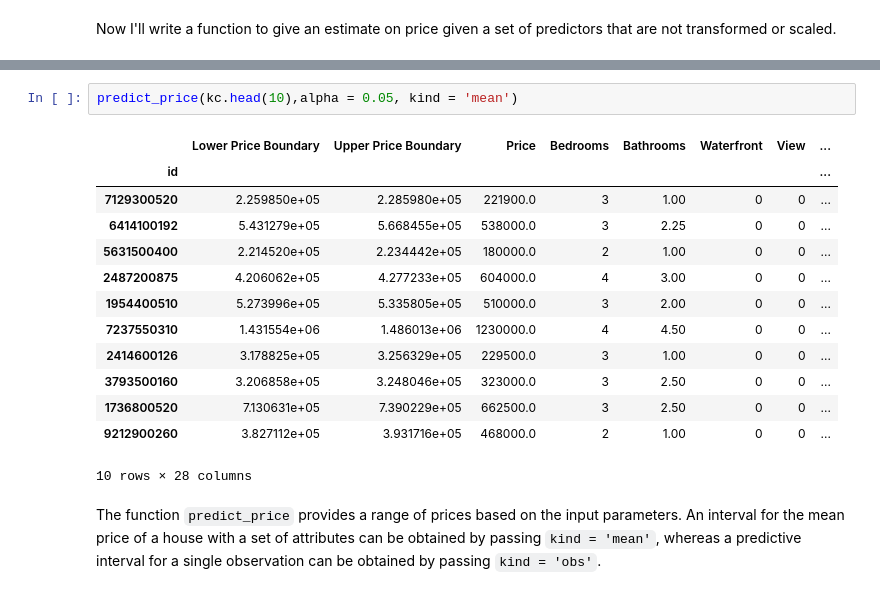
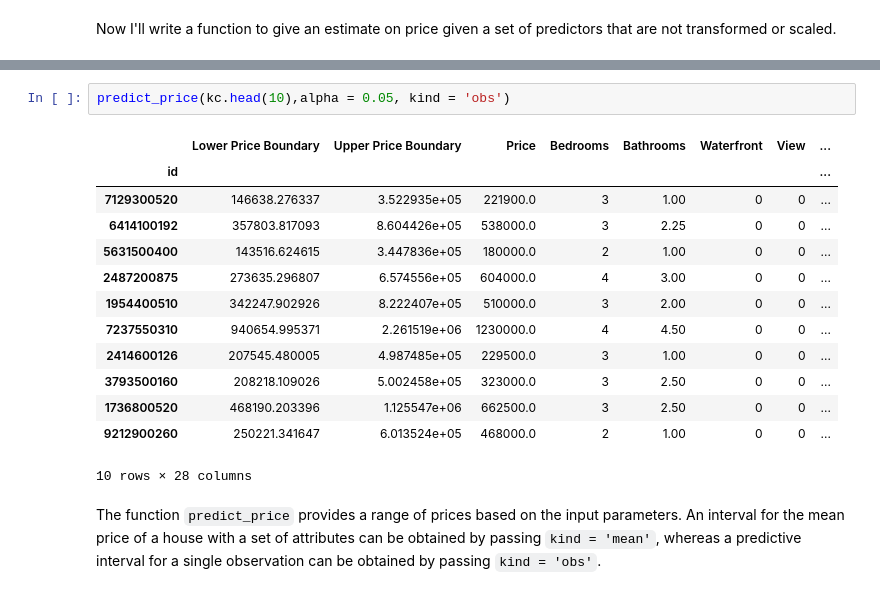
Before and after one commit to pjofrelora/dsc-1-final-project-online-ds-sp-000, a Jupyter notebook: student.ipynb, the cells around one changed output, grey strips where cells are left out. Cells and saved outputs as stored; diff of their text form.

```diff
--- a/student.ipynb
+++ b/student.ipynb
@@ -981,20 +994,20 @@ def predict_price(df, alpha = 0.05, kind = 'mean'):
 
     return predictions.join(df, on = 'id').set_index('id')
 # %%
-predict_price(kc.head(10),alpha = 0.05, kind = 'mean')
+predict_price(kc.head(10),alpha = 0.05, kind = 'obs')
 # %% [output]
 |  | Lower Price Boundary | Upper Price Boundary | Price | Bedrooms | Bathrooms | Waterfront | View | ... |
 | id |  |  |  |  |  |  |  | ... |
-| 7129300520 | 2.259850e+05 | 2.285980e+05 | 221900.0 | 3 | 1.00 | 0 | 0 | ... |
-| 6414100192 | 5.431279e+05 | 5.668455e+05 | 538000.0 | 3 | 2.25 | 0 | 0 | ... |
-| 5631500400 | 2.214520e+05 | 2.234442e+05 | 180000.0 | 2 | 1.00 | 0 | 0 | ... |
-| 2487200875 | 4.206062e+05 | 4.277233e+05 | 604000.0 | 4 | 3.00 | 0 | 0 | ... |
-| 1954400510 | 5.273996e+05 | 5.335805e+05 | 510000.0 | 3 | 2.00 | 0 | 0 | ... |
-| 7237550310 | 1.431554e+06 | 1.486013e+06 | 1230000.0 | 4 | 4.50 | 0 | 0 | ... |
-| 2414600126 | 3.178825e+05 | 3.256329e+05 | 229500.0 | 3 | 1.00 | 0 | 0 | ... |
-| 3793500160 | 3.206858e+05 | 3.248046e+05 | 323000.0 | 3 | 2.50 | 0 | 0 | ... |
-| 1736800520 | 7.130631e+05 | 7.390229e+05 | 662500.0 | 3 | 2.50 | 0 | 0 | ... |
-| 9212900260 | 3.827112e+05 | 3.931716e+05 | 468000.0 | 2 | 1.00 | 0 | 0 | ... |
+| 7129300520 | 146638.276337 | 3.522935e+05 | 221900.0 | 3 | 1.00 | 0 | 0 | ... |
+| 6414100192 | 357803.817093 | 8.604426e+05 | 538000.0 | 3 | 2.25 | 0 | 0 | ... |
+| 5631500400 | 143516.624615 | 3.447836e+05 | 180000.0 | 2 | 1.00 | 0 | 0 | ... |
+| 2487200875 | 273635.296807 | 6.574556e+05 | 604000.0 | 4 | 3.00 | 0 | 0 | ... |
+| 1954400510 | 342247.902926 | 8.222407e+05 | 510000.0 | 3 | 2.00 | 0 | 0 | ... |
+| 7237550310 | 940654.995371 | 2.261519e+06 | 1230000.0 | 4 | 4.50 | 0 | 0 | ... |
+| 2414600126 | 207545.480005 | 4.987485e+05 | 229500.0 | 3 | 1.00 | 0 | 0 | ... |
+| 3793500160 | 208218.109026 | 5.002458e+05 | 323000.0 | 3 | 2.50 | 0 | 0 | ... |
+| 1736800520 | 468190.203396 | 1.125547e+06 | 662500.0 | 3 | 2.50 | 0 | 0 | ... |
+| 9212900260 | 250221.341647 | 6.013524e+05 | 468000.0 | 2 | 1.00 | 0 | 0 | ... |
 10 rows × 28 columns
 # %% [markdown]
 The function `predict_price` provides a range of prices based on the input parameters. An interval for the mean price of a house with a set of attributes can be obtained by passing `kind = 'mean'`, whereas a predictive interval for a single observation can be obtained by passing `kind = 'obs'`.
```
Also changed, not shown: parts of 12 cells of this notebook.
